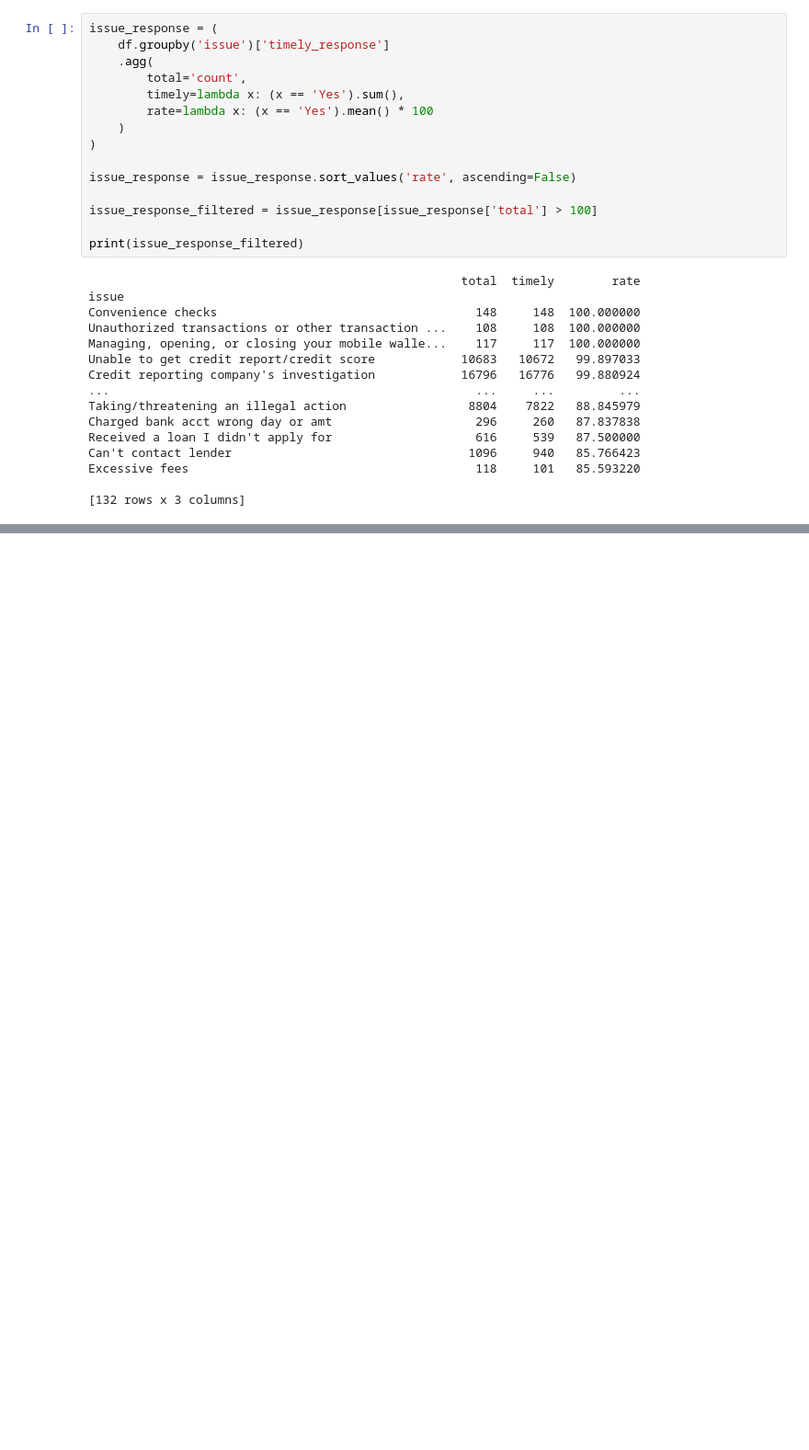
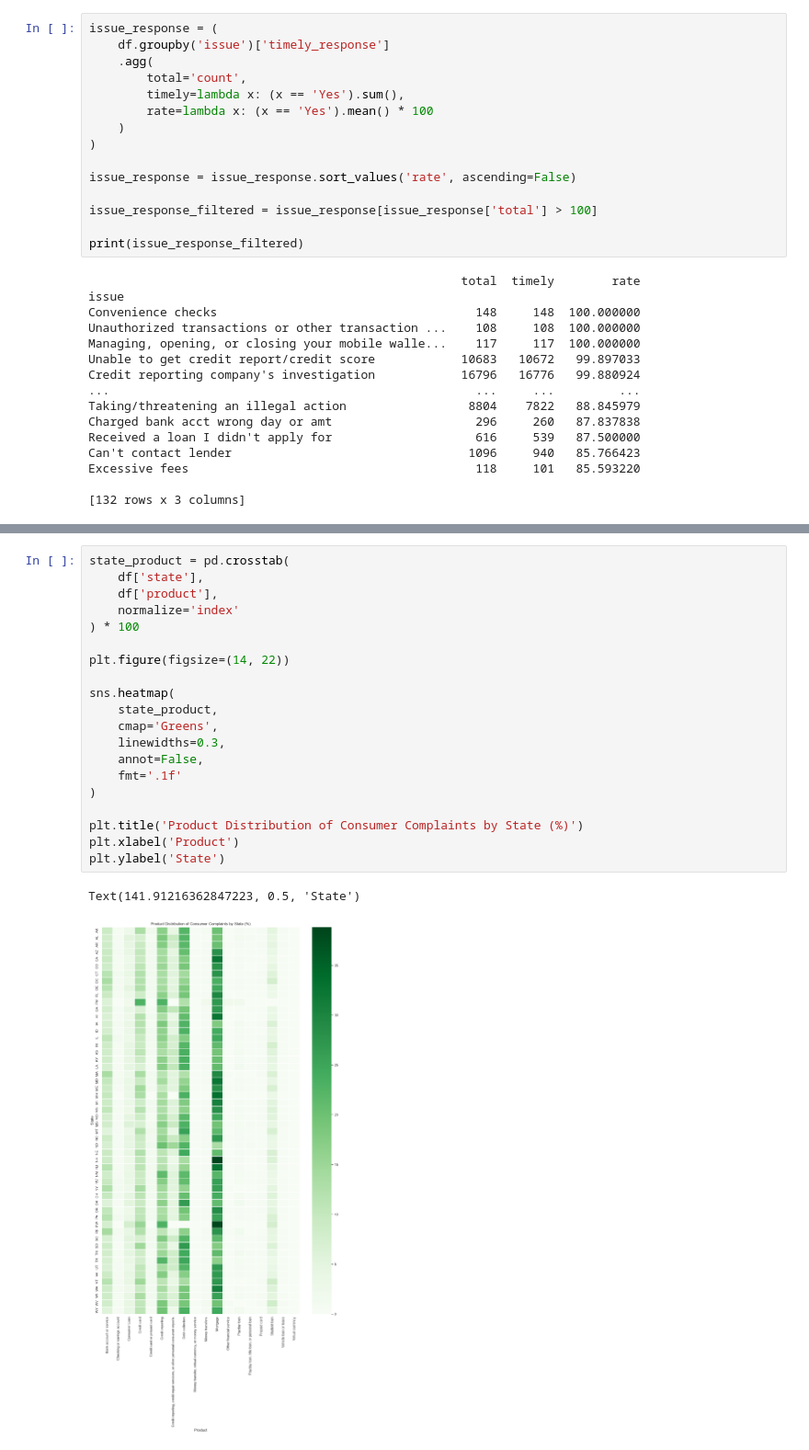
Before and after one commit to DimitarK13/consumer-complaints, a Jupyter notebook: notebooks/03-exploratory-data-analysis.ipynb, the cells around one changed output, grey strips where cells are left out. Shown at 92% size. Drawn from its saved outputs; the diff is of its cells as text; blank space fills up the shorter version.

```diff
--- a/notebooks/03-exploratory-data-analysis.ipynb
+++ b/notebooks/03-exploratory-data-analysis.ipynb
@@ -291,0 +317,23 @@ Excessive fees                                        118     101   85.593220
+# %%
+state_product = pd.crosstab(
+    df['state'],
+    df['product'],
+    normalize='index'
+) * 100
+
+plt.figure(figsize=(14, 22))
+
+sns.heatmap(
+    state_product,
+    cmap='Greens',
+    linewidths=0.3,
+    annot=False,
+    fmt='.1f'
+)
+
+plt.title('Product Distribution of Consumer Complaints by State (%)')
+plt.xlabel('Product')
+plt.ylabel('State')
+# %% [output]
+Text(141.91216362847223, 0.5, 'State')
+[figure, added]
```
Also changed, not shown: parts of 3 cells of this notebook.
